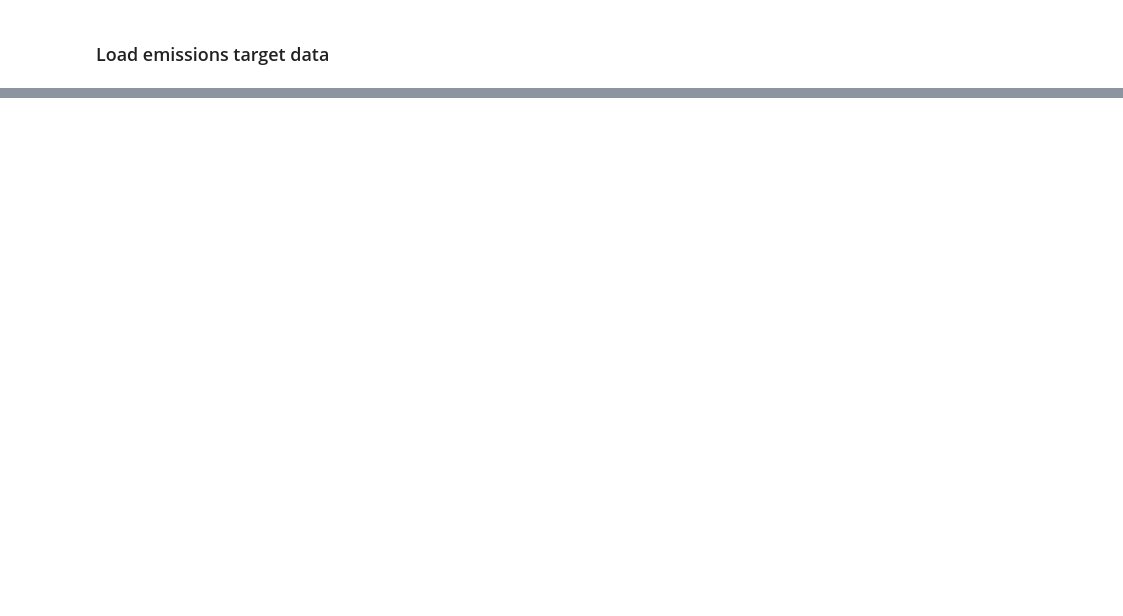
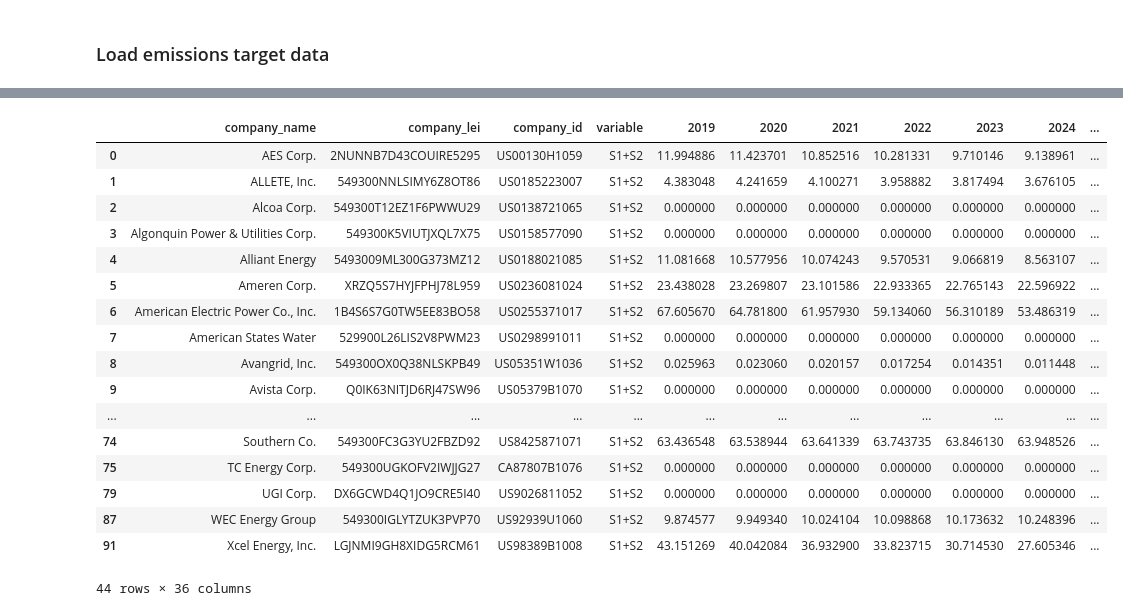
Before and after one commit to os-climate/itr-data-pipeline, a Jupyter notebook: notebooks/ITR-data-production.ipynb, the cells around one changed output, grey strips where cells are left out. Saved outputs shown, nothing was run; the diff lists cells and outputs as text; code cells hidden in the pictures; blank space fills up the shorter version.

```diff
--- a/notebooks/ITR-data-production.ipynb
+++ b/notebooks/ITR-data-production.ipynb
@@ -365,7 +575,14 @@ print(len(targets_df))
 # %%
+def compute_sums_and_wavg(x):
+    d = {}
+    d['co2_target_by_year'] = x['co2_target_all_years'].sum()
+    d['co2_intensity_target_by_year'] = (x['generation_projected'] * x['co2_intensity_target_all_years']).sum() / x['generation_projected'].sum()
+    d['generation_by_year'] = x['generation_projected'].sum()
+    return pd.Series(d, index=['co2_target_by_year', 'co2_intensity_target_by_year', 'generation_by_year'])
+
 df = (targets_df[targets_df.year.dt.year>=2019]
       .fillna(0).groupby(['company_name', 'year'])
-      .sum()
+      .apply(compute_sums_and_wavg)
       .sort_values(['company_name', 'year'], ascending=[True, False])
      )
 # %%
@@ -377,5 +637,9 @@ df.loc['Cleco Partners LP'] # Needs to be fixed
 # %%
 xdf = df.reset_index()
 xdf.year = xdf.year.map(lambda x: x.year)
-pdf = xdf.pivot(index=['company_name'], columns='year')
+pdf = xdf.pivot(index=['company_name'], columns='year').reset_index()
+pdf.insert(1, 'company_lei', pdf.company_name.str.upper().map(gleif_match))
+pdf.insert(2, 'company_id', pdf.company_lei.map(rmi_dict))
+pdf = pdf.set_index(['company_name','company_lei', 'company_id'], drop=True)
+pdf.columns.names=[None,None]
 pdf
@@ -382,8 +662,25 @@ pdf
 # %%
-co2_df = pdf.co2_target_all_years.reset_index()
-co2_df.insert(1, 'company_lei', co2_df.company_name.str.upper().map(gleif_match))
-co2_df.insert(2, 'company_id', co2_df.company_lei.map(rmi_dict))
-co2_df = co2_df.set_index(['company_name','company_lei'], drop=True)
+co2_df = pdf.co2_target_by_year.reset_index()
 co2_df = co2_df[co2_df.company_id.notna()]
+co2_df.insert(3, 'variable', 'S1+S2')
 co2_df
+# %% [output]
+|  | company_name | company_lei | company_id | variable | 2019 | 2020 | 2021 | 2022 | 2023 | 2024 | ... |
+| 0 | AES Corp. | 2NUNNB7D43COUIRE5295 | US00130H1059 | S1+S2 | 11.994886 | 11.423701 | 10.852516 | 10.281331 | 9.710146 | 9.138961 | ... |
+| 1 | ALLETE, Inc. | 549300NNLSIMY6Z8OT86 | US0185223007 | S1+S2 | 4.383048 | 4.241659 | 4.100271 | 3.958882 | 3.817494 | 3.676105 | ... |
+| 2 | Alcoa Corp. | 549300T12EZ1F6PWWU29 | US0138721065 | S1+S2 | 0.000000 | 0.000000 | 0.000000 | 0.000000 | 0.000000 | 0.000000 | ... |
+| 3 | Algonquin Power & Utilities Corp. | 549300K5VIUTJXQL7X75 | US0158577090 | S1+S2 | 0.000000 | 0.000000 | 0.000000 | 0.000000 | 0.000000 | 0.000000 | ... |
+| 4 | Alliant Energy | 5493009ML300G373MZ12 | US0188021085 | S1+S2 | 11.081668 | 10.577956 | 10.074243 | 9.570531 | 9.066819 | 8.563107 | ... |
+| 5 | Ameren Corp. | XRZQ5S7HYJFPHJ78L959 | US0236081024 | S1+S2 | 23.438028 | 23.269807 | 23.101586 | 22.933365 | 22.765143 | 22.596922 | ... |
+| 6 | American Electric Power Co., Inc. | 1B4S6S7G0TW5EE83BO58 | US0255371017 | S1+S2 | 67.605670 | 64.781800 | 61.957930 | 59.134060 | 56.310189 | 53.486319 | ... |
+| 7 | American States Water | 529900L26LIS2V8PWM23 | US0298991011 | S1+S2 | 0.000000 | 0.000000 | 0.000000 | 0.000000 | 0.000000 | 0.000000 | ... |
+| 8 | Avangrid, Inc. | 549300OX0Q38NLSKPB49 | US05351W1036 | S1+S2 | 0.025963 | 0.023060 | 0.020157 | 0.017254 | 0.014351 | 0.011448 | ... |
+| 9 | Avista Corp. | Q0IK63NITJD6RJ47SW96 | US05379B1070 | S1+S2 | 0.000000 | 0.000000 | 0.000000 | 0.000000 | 0.000000 | 0.000000 | ... |
+| ... | ... | ... | ... | ... | ... | ... | ... | ... | ... | ... | ... |
+| 74 | Southern Co. | 549300FC3G3YU2FBZD92 | US8425871071 | S1+S2 | 63.436548 | 63.538944 | 63.641339 | 63.743735 | 63.846130 | 63.948526 | ... |
+| 75 | TC Energy Corp. | 549300UGKOFV2IWJJG27 | CA87807B1076 | S1+S2 | 0.000000 | 0.000000 | 0.000000 | 0.000000 | 0.000000 | 0.000000 | ... |
+| 79 | UGI Corp. | DX6GCWD4Q1JO9CRE5I40 | US9026811052 | S1+S2 | 0.000000 | 0.000000 | 0.000000 | 0.000000 | 0.000000 | 0.000000 | ... |
+| 87 | WEC Energy Group | 549300IGLYTZUK3PVP70 | US92939U1060 | S1+S2 | 9.874577 | 9.949340 | 10.024104 | 10.098868 | 10.173632 | 10.248396 | ... |
+| 91 | Xcel Energy, Inc. | LGJNMI9GH8XIDG5RCM61 | US98389B1008 | S1+S2 | 43.151269 | 40.042084 | 36.932900 | 33.823715 | 30.714530 | 27.605346 | ... |
+44 rows × 36 columns
 # %%
```
Also changed, not shown: parts of 29 cells of this notebook, 2 other files.
